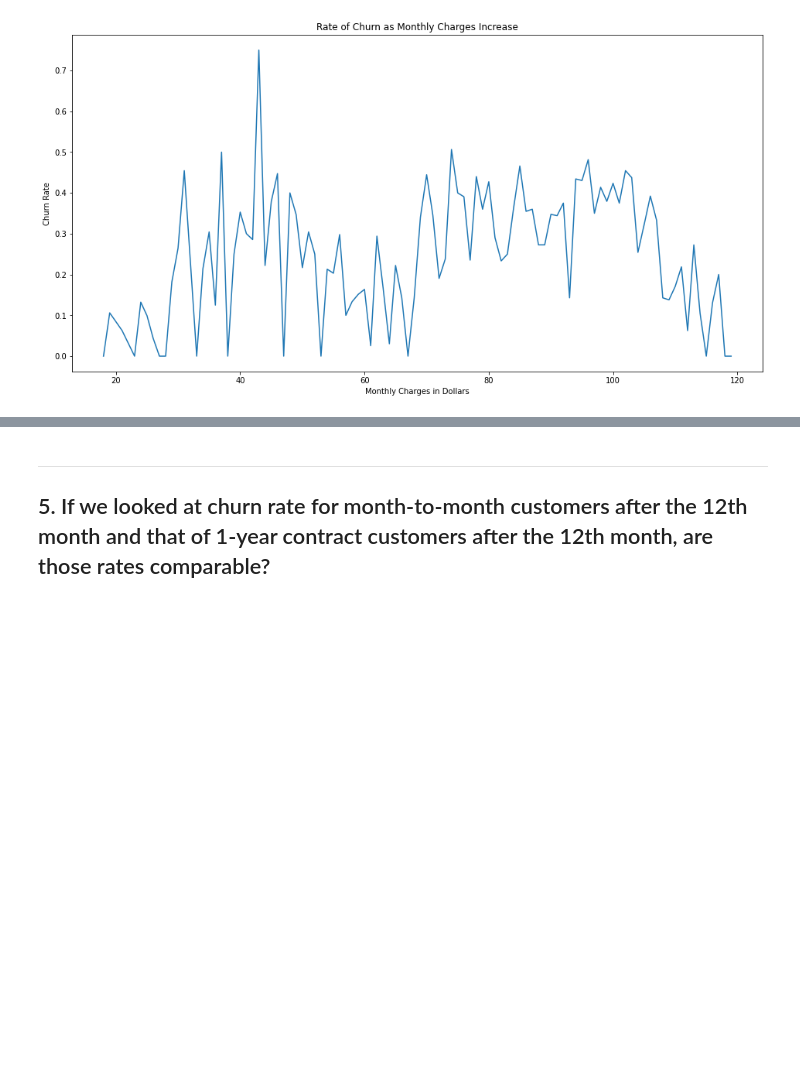
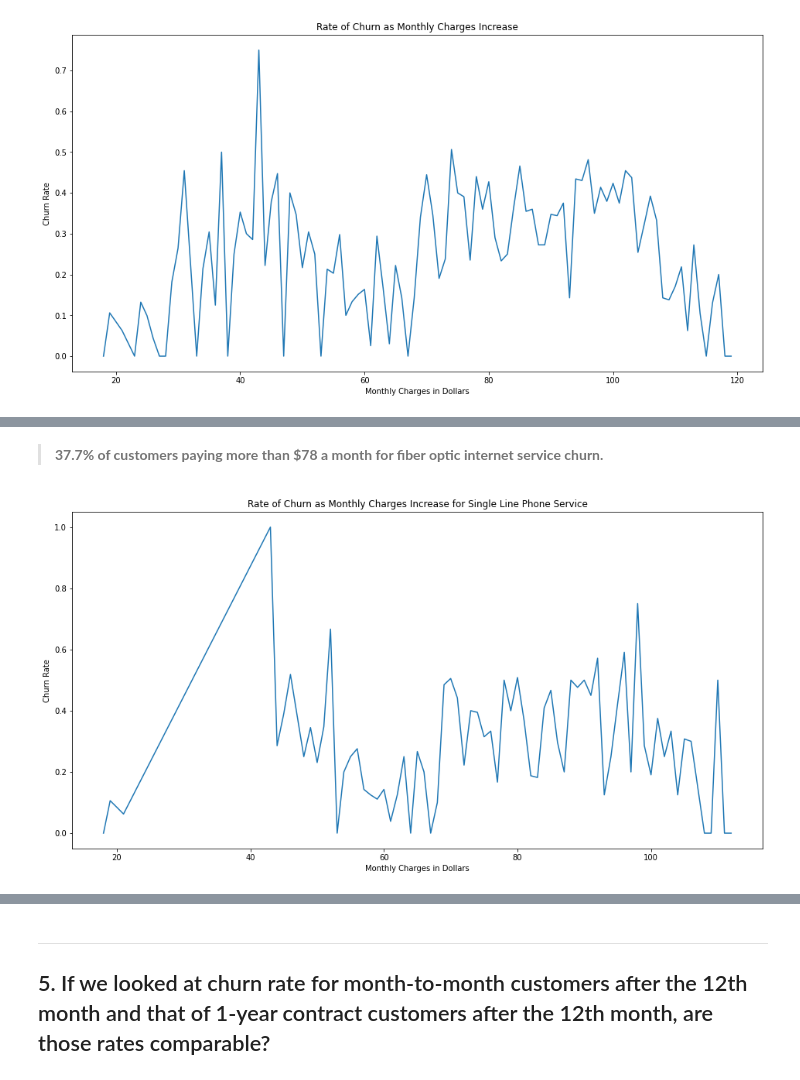
Before and after one commit to hartman-jiang-classification-project/telco-classification-project, a Jupyter notebook: master_project_pipeline.ipynb, the cells around one changed output, grey strips where cells are left out. Drawn from its saved outputs; the diff is of its cells as text; code cells hidden in the pictures; blank space fills up the shorter version.

```diff
--- a/master_project_pipeline.ipynb
+++ b/master_project_pipeline.ipynb
@@ -442,0 +479,19 @@ plt.show()
+# %% [markdown]
+> **37.7% of customers paying more than $78 a month for fiber optic internet service churn.**
+# %%
+# plotting churn rate by monthly_charges for single line phone service
+single_line_monthly_charges = pd.DataFrame({
+    "charges": np.sort(train[train.phone_service_type == "Single line"].monthly_charges.round().unique()),
+})
+
+single_line_monthly_charges["churn_rate"] = [train[(train.phone_service_type == "Single line") & (train.monthly_charges.round() == n)].churn.mean() for n in single_line_monthly_charges.charges]
+
+plt.figure(figsize=(16, 8))
+
+plt.title("Rate of Churn as Monthly Charges Increase for Single Line Phone Service")
+plt.plot(single_line_monthly_charges.charges, single_line_monthly_charges.churn_rate)
+plt.xlabel("Monthly Charges in Dollars")
+plt.ylabel("Churn Rate")
+plt.show()
+# %% [output]
+[figure, added]
```
Also changed, not shown: parts of 10 cells of this notebook.
